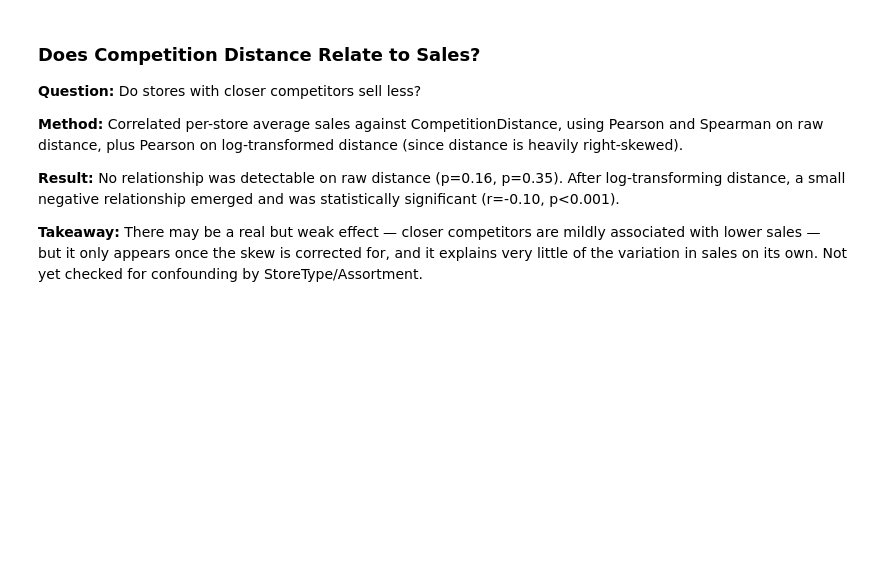
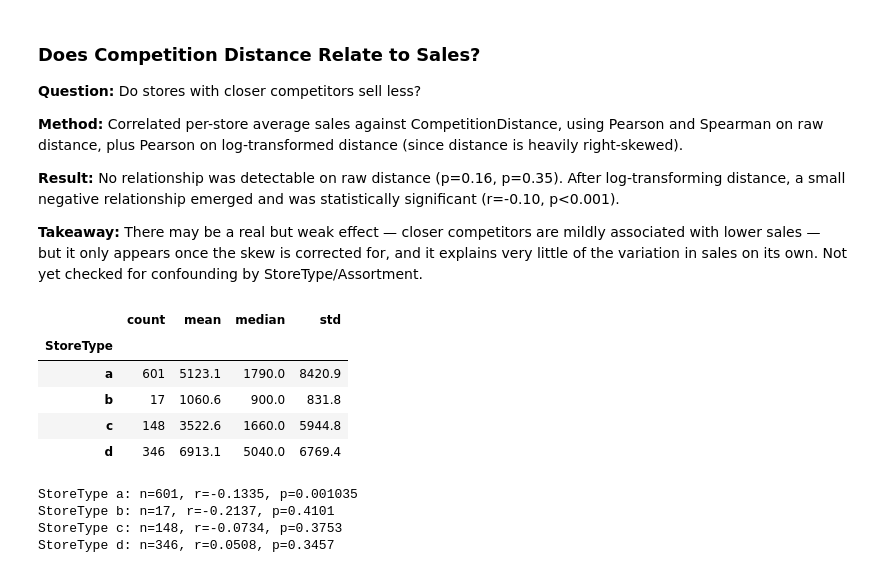
Before and after one commit to Aliraza-Amjad-Shaikh/demand-lens, a Jupyter notebook: notebooks/02_eda.ipynb, the cells around one changed output. Drawn from its saved outputs; the diff is of its cells as text; code cells hidden in the pictures; blank space fills up the shorter version.

Commit message:
Tested Hypothesis on CompetitionDistance

```diff
--- a/notebooks/02_eda.ipynb
+++ b/notebooks/02_eda.ipynb
@@ -332,3 +332,29 @@ Pearson (log distance):   r=-0.1046, p=0.0004757
 **Result:** No relationship was detectable on raw distance (p=0.16, p=0.35). After log-transforming distance, a small negative relationship emerged and was statistically significant (r=-0.10, p<0.001).
 
 **Takeaway:** There may be a real but weak effect — closer competitors are mildly associated with lower sales — but it only appears once the skew is corrected for, and it explains very little of the variation in sales on its own. Not yet checked for confounding by StoreType/Assortment.
+# %%
+distance_by_type = (store_level_clean.groupby('StoreType')['CompetitionDistance'].agg(['count', 'mean', 'median', 'std']).round(1))
+
+distance_by_type
+# %% [output]
+|  | count | mean | median | std |
+| StoreType |  |  |  |  |
+| a | 601 | 5123.1 | 1790.0 | 8420.9 |
+| b | 17 | 1060.6 | 900.0 | 831.8 |
+| c | 148 | 3522.6 | 1660.0 | 5944.8 |
+| d | 346 | 6913.1 | 5040.0 | 6769.4 |
+# %%
+for st in sorted(store_level_clean['StoreType'].unique()):
+    subset = store_level_clean[store_level_clean['StoreType'] == st]
+
+    if len(subset) >= 15:
+        r, p = stats.pearsonr(subset['log_CompetitionDistance'], subset['avg_sales'])
+        print(f"StoreType {st}: n={len(subset)}, r={r:.4f}, p={p:.4g}")
+
+    else:
+        print(f"StoreType {st}: n={len(subset)} (too small to test reliably)")
+# %% [output]
+StoreType a: n=601, r=-0.1335, p=0.001035
+StoreType b: n=17, r=-0.2137, p=0.4101
+StoreType c: n=148, r=-0.0734, p=0.3753
+StoreType d: n=346, r=0.0508, p=0.3457
```
Also changed, not shown: parts of 1 cell of this notebook.
